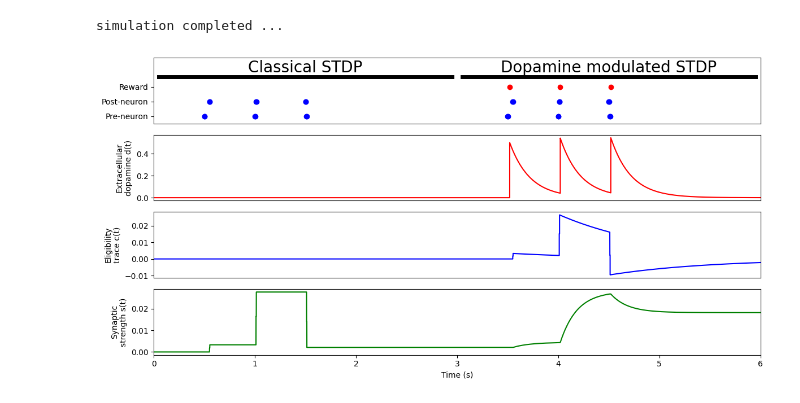
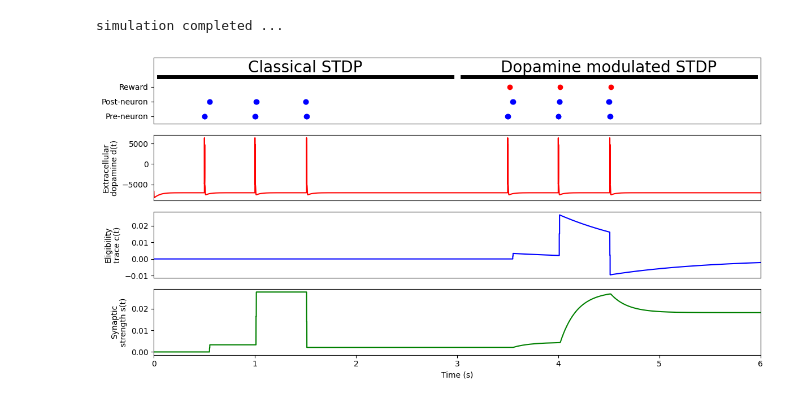
Before and after one commit to max-talanov/1, a Jupyter notebook: bypass/izhi_stdp_ex.ipynb, the cells around one changed output. Saved outputs shown, nothing was run; the diff lists cells and outputs as text; code cells hidden in the pictures.

```diff
--- a/bypass/izhi_stdp_ex.ipynb
+++ b/bypass/izhi_stdp_ex.ipynb
@@ -61,7 +61,7 @@ N = NeuronGroup(Ne + Ni, eqs, threshold="v>=30", reset="v=cn; u+=dn", method="eu
 N.v = -65
 
 ##spikemon = SpikeMonitor(N)
-##statemon = StateMonitor(N, 'v', record=0, when='after_thresholds')
+statemon = StateMonitor(N, 'v', record=0, when='after_thresholds')
 N.a = 0.02
 N.b = 0.2
 N.cn = -65 + 15
@@ -83,7 +83,8 @@ synapse_stdp = Synapses(N, N,
                          ds/dt = mode * c * d / taus : 1 (clock-driven)
                          dApre/dt = -Apre / taupre : 1 (event-driven)
                          dApost/dt = -Apost / taupost : 1 (event-driven)''',
-                   on_pre='''I += s
+                    ## v += s works, while I+=s has too many spikes
+                   on_pre='''v += s
                           Apre += dApre
                           c = clip(c + mode * Apost, -gmax, gmax)
                           s = clip(s + (1-mode) * Apost, -gmax, gmax)
@@ -126,32 +127,33 @@ neurons_indices, neurons_times = neurons_monitor.it
 figure(figsize=(12, 6))
 subplot(411)
 plot([0.05, 2.95], [2.7, 2.7], linewidth=5, color='k')
 text(1.5, 3, 'Classical STDP', horizontalalignment='center', fontsize=20)
 plot([3.05, 5.95], [2.7, 2.7], linewidth=5, color='k')
 text(4.5, 3, 'Dopamine modulated STDP', horizontalalignment='center', fontsize=20)
 plot(neurons_times, neurons_indices, 'ob')
 plot(dopamine_times, dopamine_indices + 2, 'or')
 xlim([0, simulation_duration/second])
 ylim([-0.5, 4])
 yticks([0, 1, 2], ['Pre-neuron', 'Post-neuron', 'Reward'])
 xticks([])
 subplot(412)
-plot(synapse_stdp_monitor.t/second, synapse_stdp_monitor.d.T/gmax, 'r-')
+#plot(synapse_stdp_monitor.t/second, synapse_stdp_monitor.d.T/gmax, 'r-')
+plot(synapse_stdp_monitor.t/second, statemon.v.T/gmax, 'r-')
 xlim([0, simulation_duration/second])
 ylabel('Extracellular\ndopamine d(t)')
 xticks([])
 subplot(413)
 plot(synapse_stdp_monitor.t/second, synapse_stdp_monitor.c.T/gmax, 'b-')
 xlim([0, simulation_duration/second])
 ylabel('Eligibility\ntrace c(t)')
 xticks([])
 subplot(414)
 plot(synapse_stdp_monitor.t/second, synapse_stdp_monitor.s.T/gmax, 'g-')
 xlim([0, simulation_duration/second])
 ylabel('Synaptic\nstrength s(t)')
 xlabel('Time (s)')
 tight_layout()
 show()
 # %% [output]
 simulation completed ...
-[figure, old version]
+[figure, new version]
```
